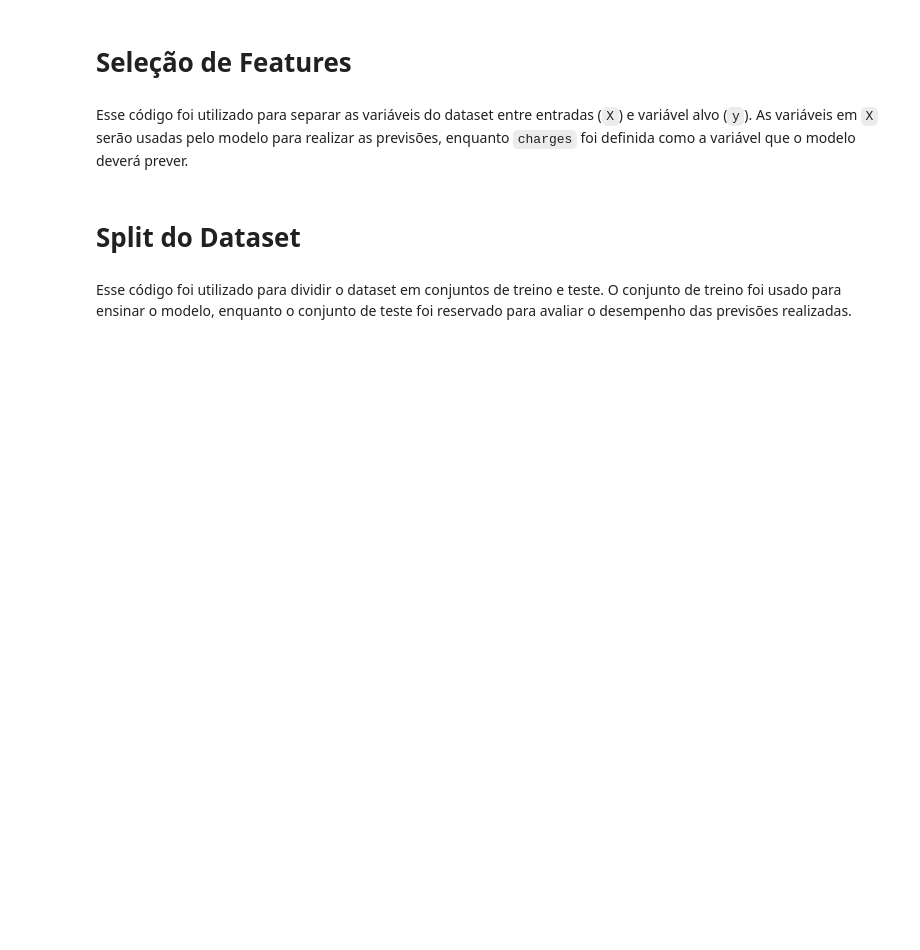
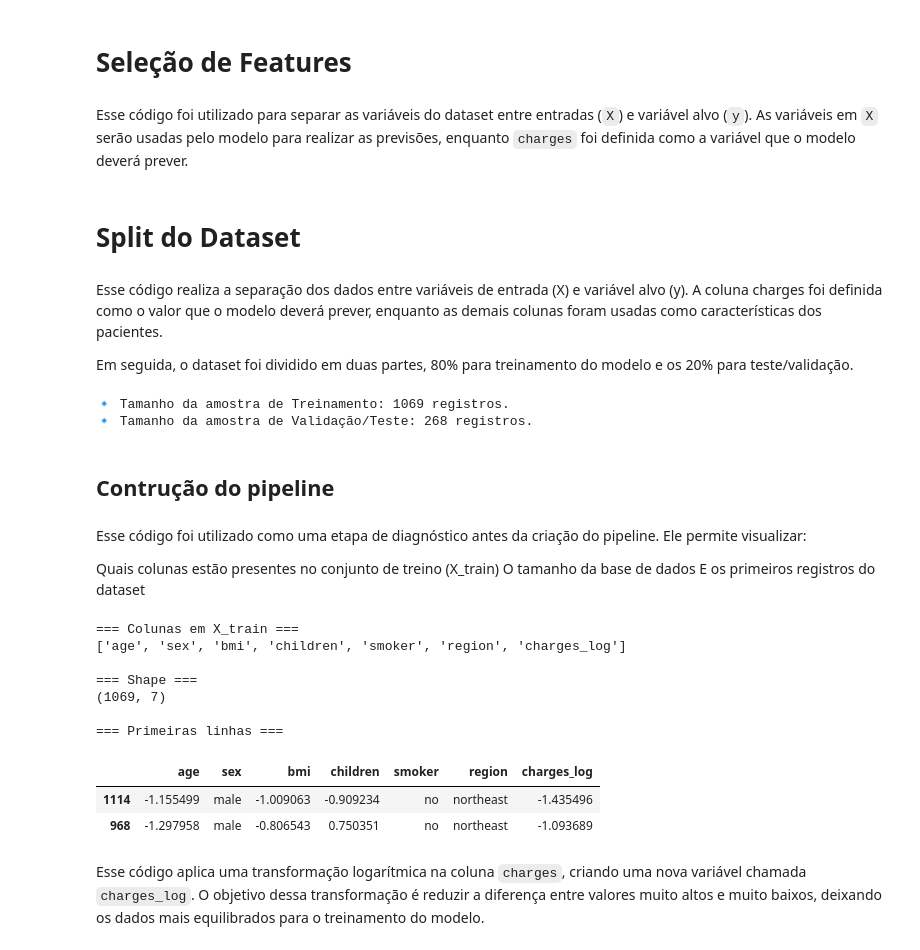
Before and after one commit to MaickyThi/Trabalho_vc_cn, a Jupyter notebook: limpeza_Thiago.ipynb, the cells around one changed output. Cells and saved outputs as stored; diff of their text form; code cells hidden in the pictures; blank space fills up the shorter version.

```diff
--- a/limpeza_Thiago.ipynb
+++ b/limpeza_Thiago.ipynb
@@ -347,6 +382,0 @@ Esse código foi utilizado para aplicar o One-Hot Encoding nas variáveis categ
-# %%
-df = pd.get_dummies(
-    df,
-    columns=['sex', 'smoker', 'region'],
-    drop_first=True
-)
@@ -405,12 +409,67 @@ X = df.drop(columns=['charges'])
 y = df['charges']
 # %% [markdown]
 # Split do Dataset
-# %% [markdown]
-Esse código foi utilizado para dividir o dataset em conjuntos de treino e teste. O conjunto de treino foi usado para ensinar o modelo, enquanto o conjunto de teste foi reservado para avaliar o desempenho das previsões realizadas.
+# %% [markdown]
+Esse código realiza a separação dos dados entre variáveis de entrada (X) e variável alvo (y).
+A coluna charges foi definida como o valor que o modelo deverá prever, enquanto as demais colunas foram usadas como características dos pacientes.
+
+Em seguida, o dataset foi dividido em duas partes, 80% para treinamento do modelo e os 20% para teste/validação.
 # %%
+# Definir as Features (X) e o Target (y)
+
+# Todas as colunas, exceto charges, serão usadas como features.
+X = df.drop(columns=['charges'])
+
+# Variável alvo que o modelo deverá prever.
+y = df['charges']
+
+# Importando Train Test Split
+from sklearn.model_selection import train_test_split
+
+# Separação entre treino e teste
+# 80% para treinamento e 20% para validação/teste.
 X_train, X_test, y_train, y_test = train_test_split(
     X,
     y,
     test_size=0.2,
     random_state=42
 )
+
+print(f"🔹 Tamanho da amostra de Treinamento: {X_train.shape[0]} registros.")
+print(f"🔹 Tamanho da amostra de Validação/Teste: {X_test.shape[0]} registros.")
+# %% [output]
+🔹 Tamanho da amostra de Treinamento: 1069 registros.
+🔹 Tamanho da amostra de Validação/Teste: 268 registros.
+# %% [markdown]
+## Contrução do pipeline
+# %% [markdown]
+Esse código foi utilizado como uma etapa de diagnóstico antes da criação do pipeline.
+Ele permite visualizar:
+
+Quais colunas estão presentes no conjunto de treino (X_train)
+O tamanho da base de dados
+E os primeiros registros do dataset
+# %%
+# DIAGNÓSTICO — executar antes do Pipeline
+
+print("=== Colunas em X_train ===")
+print(list(X_train.columns))
+
+print("\n=== Shape ===")
+print(X_train.shape)
+
+print("\n=== Primeiras linhas ===")
+X_train.head(2)
+# %% [output]
+=== Colunas em X_train ===
+['age', 'sex', 'bmi', 'children', 'smoker', 'region', 'charges_log']
+
+=== Shape ===
+(1069, 7)
+
+=== Primeiras linhas ===
+|  | age | sex | bmi | children | smoker | region | charges_log |
+| 1114 | -1.155499 | male | -1.009063 | -0.909234 | no | northeast | -1.435496 |
+| 968 | -1.297958 | male | -0.806543 | 0.750351 | no | northeast | -1.093689 |
+# %% [markdown]
+Esse código aplica uma transformação logarítmica na coluna `charges`, criando uma nova variável chamada `charges_log`. O objetivo dessa transformação é reduzir a diferença entre valores muito altos e muito baixos, deixando os dados mais equilibrados para o treinamento do modelo.
```
Also changed, not shown: parts of 20 cells of this notebook, 2 other files.
